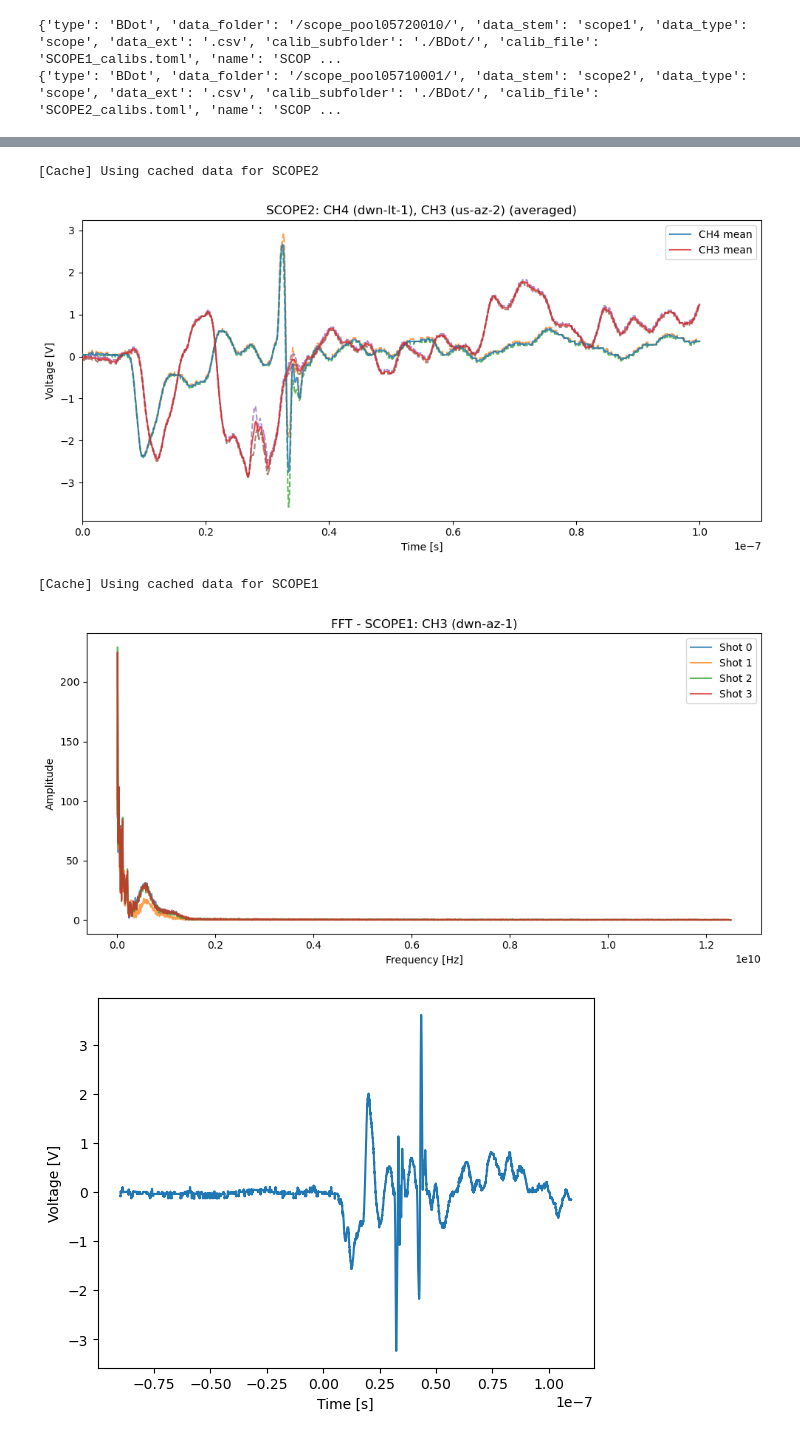
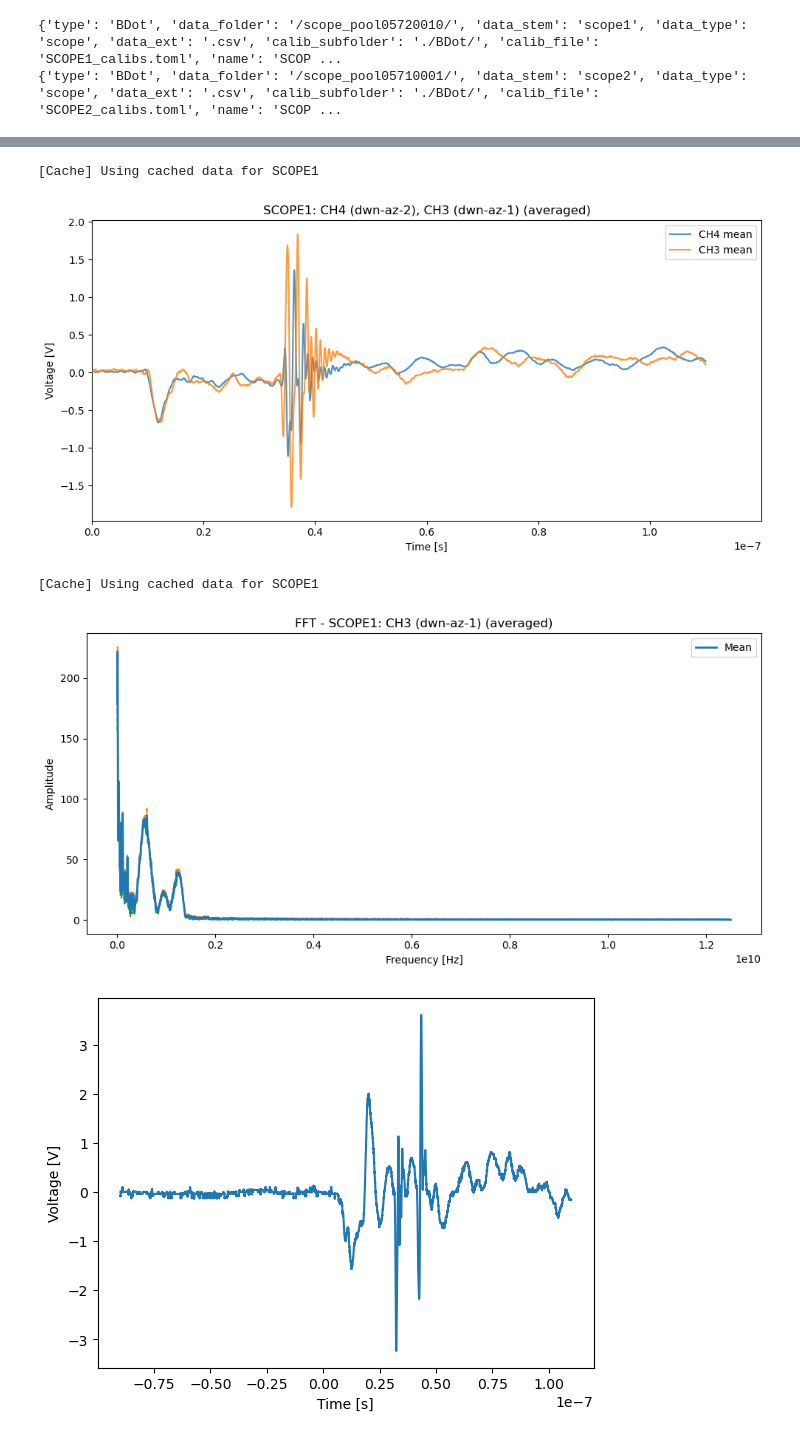
Before and after one commit to ELos385/Fireball_III_analysis, a Jupyter notebook: scripts/BDots/BDot_test.ipynb, the cells around one changed output, grey strips where cells are left out. Drawn from its saved outputs; the diff is of its cells as text; code cells hidden in the pictures.

```diff
--- a/scripts/BDots/BDot_test.ipynb
+++ b/scripts/BDots/BDot_test.ipynb
@@ -35,8 +35,9 @@ print(scope2.config)
 # %%
 # 5. plot some processed data
 
-shot_dict = {'timeframe': ['20250604141847','20250604142600']}
-#shot_dict = {'timestamp': '20250604141847'}
+#shot_dict = {'timeframe': ['20250605123100','20250605123900']}
+shot_dict = {'timestamp': '202506041418475'}
+#shot_dict = {'filename': 'scope1__ALL_20250604141847562.csv'}
 shot_data_1 = scope1.get_scope_data(shot_dict)
 shot_data_2 = scope2.get_scope_data(shot_dict)
 # %% [output]
@@ -110,13 +94,13 @@ scope1.plot_scope(shot_dict, subtract=('CH3', 'CH1'))
 # %%
-scope2.plot_scope(shot_dict, channels=['CH4', 'CH3'], average=True, show_error=True, xmin = 0)
+scope1.plot_scope(shot_dict, channels=['CH4', 'CH3'], average=True, show_error=False, xmin = 0)
 # %% [output]
-[Cache] Using cached data for SCOPE2
+[Cache] Using cached data for SCOPE1
-[figure, old version]
+[figure, new version]
 # %%
-scope1.plot_fft(shot_dict, channels=['CH3'])
+scope1.plot_fft(shot_dict, channels=['CH3'], average = True)
 # %% [output]
 [Cache] Using cached data for SCOPE1
-[figure, old version]
+[figure, new version]
 # %%
 data1 = shot_data_1[0]
 data2 = shot_data_2[0]
```
Also changed, not shown: parts of 8 cells of this notebook, 4 other files.
